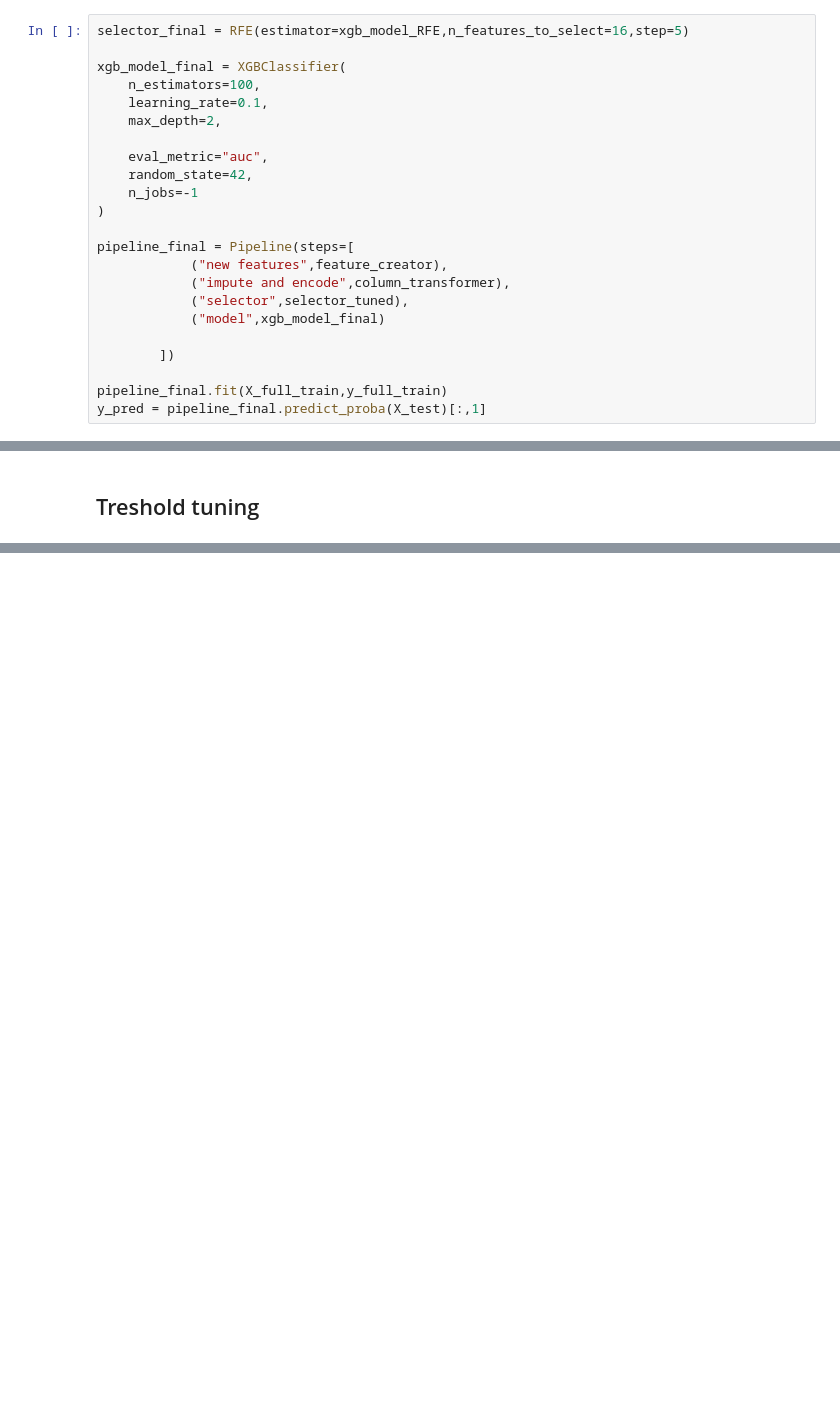
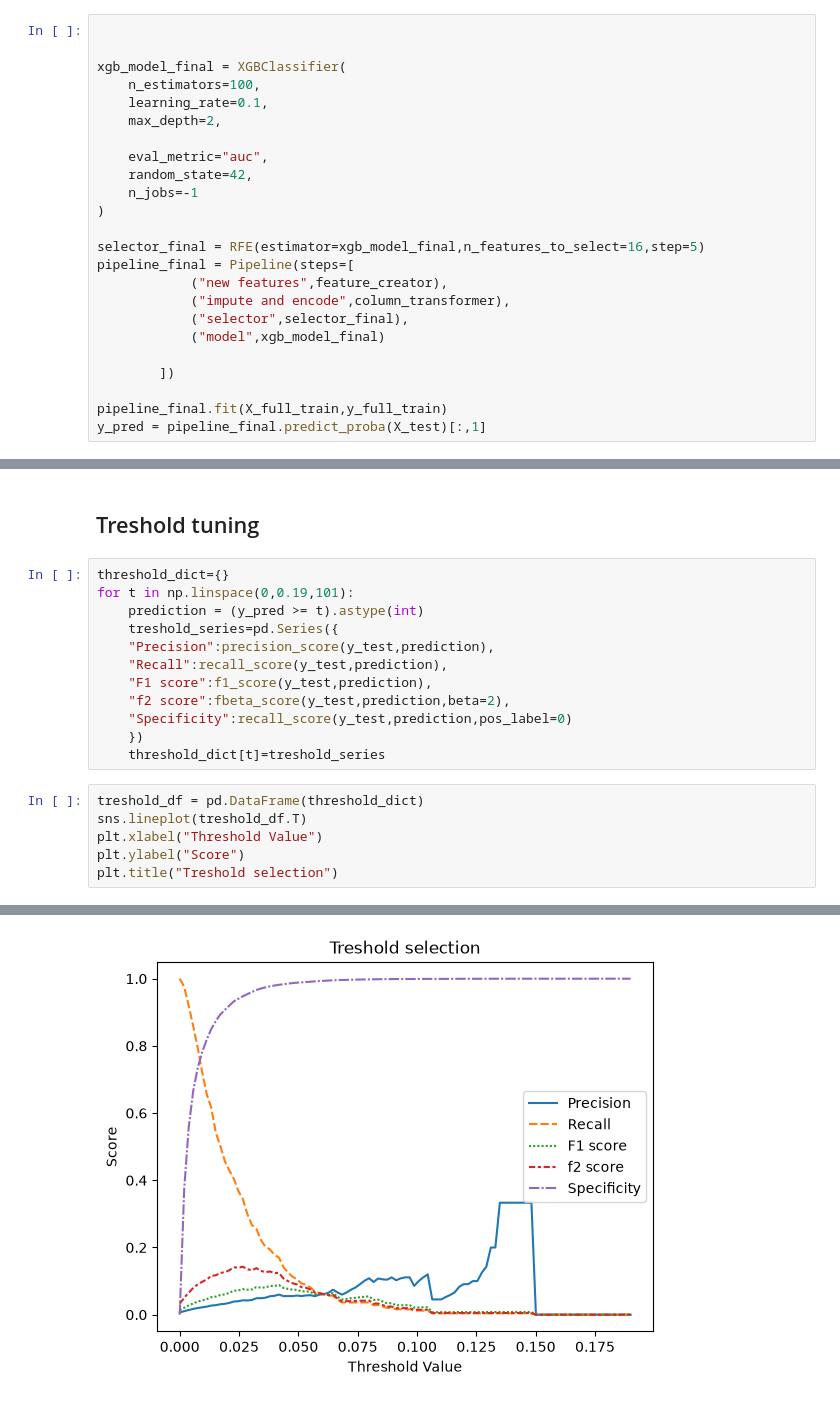
Before and after one commit to luke235422/Freddie-Mac-ML-progect, a Jupyter notebook: model_1.ipynb, the cells around one changed output, grey strips where cells are left out. Drawn from its saved outputs; the diff is of its cells as text; blank space fills up the shorter version.

```diff
--- a/model_1.ipynb
+++ b/model_1.ipynb
@@ -962,7 +966,7 @@ Text(0.5, 1.0, 'Model tuning , 75 rounds')
 # %% [markdown]
 ## Final model and data
 # %%
-selector_final = RFE(estimator=xgb_model_RFE,n_features_to_select=16,step=5)
+
 
 xgb_model_final = XGBClassifier(
     n_estimators=100,
@@ -974,10 +978,11 @@ xgb_model_final = XGBClassifier(
     n_jobs=-1
 )
 
+selector_final = RFE(estimator=xgb_model_final,n_features_to_select=16,step=5)
 pipeline_final = Pipeline(steps=[
             ("new features",feature_creator),
             ("impute and encode",column_transformer),
-            ("selector",selector_tuned),
+            ("selector",selector_final),
             ("model",xgb_model_final)
 
         ])
@@ -1007,3 +1012,22 @@ Brier Score            0.006590
 dtype: float64
 # %% [markdown]
 ## Treshold tuning
+# %%
+threshold_dict={}
+for t in np.linspace(0,0.19,101):
+    prediction = (y_pred >= t).astype(int)
+    treshold_series=pd.Series({
+    "Precision":precision_score(y_test,prediction),
+    "Recall":recall_score(y_test,prediction),
+    "F1 score":f1_score(y_test,prediction),
+    "f2 score":fbeta_score(y_test,prediction,beta=2),
+    "Specificity":recall_score(y_test,prediction,pos_label=0)
+    })
+    threshold_dict[t]=treshold_series
+# %%
+treshold_df = pd.DataFrame(threshold_dict)
+sns.lineplot(treshold_df.T)
+plt.xlabel("Threshold Value")
+plt.ylabel("Score")
+plt.title("Treshold selection")
+# %% [output]
@@ -1009,0 +1035 @@ dtype: float64
+[figure, added]
```
Also changed, not shown: parts of 21 cells of this notebook.
